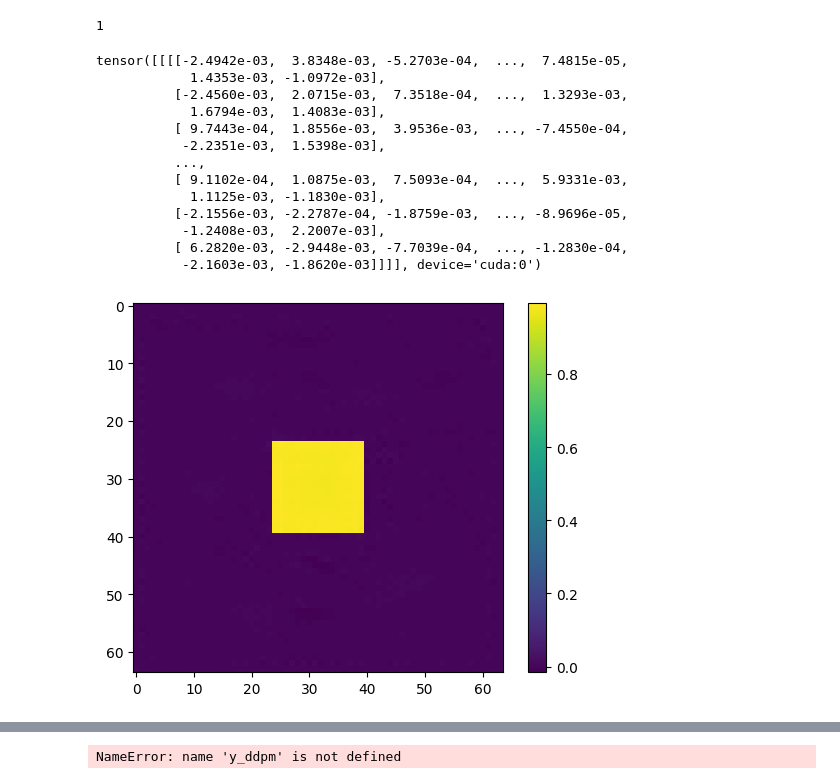
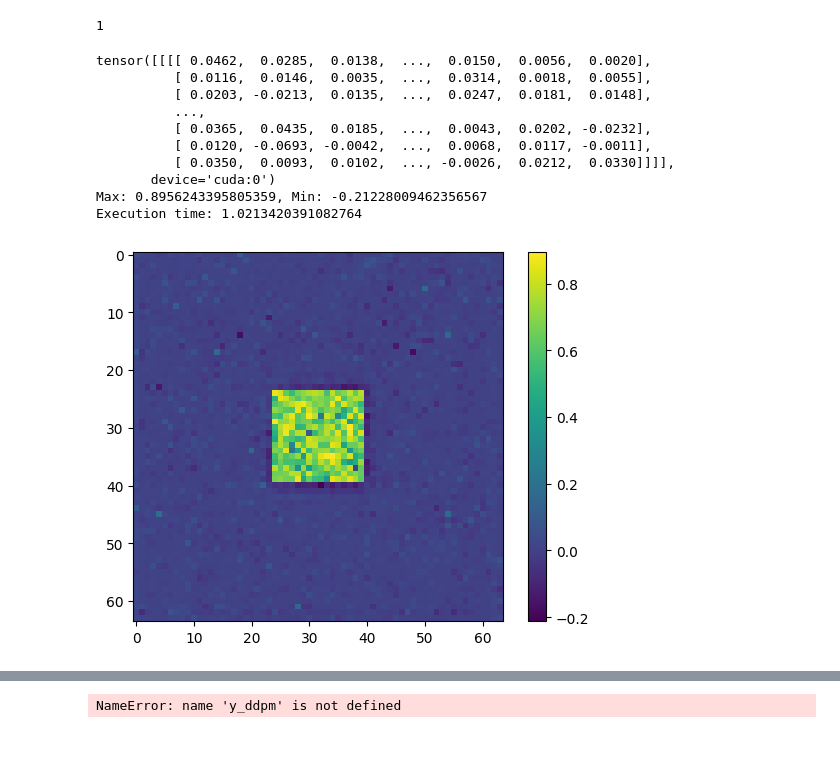
Before and after one commit to mln9d4/FeatureBridgeMapping, a Jupyter notebook: self_implemented.ipynb, the cells around one changed output, grey strips where cells are left out. Drawn from its saved outputs; the diff is of its cells as text; code cells hidden in the pictures; blank space fills up the shorter version.

Commit message:
For now what I can see DPM-Solver++ works :)

```diff
--- a/self_implemented.ipynb
+++ b/self_implemented.ipynb
@@ -703,23 +641,24 @@ diffusion.set_new_noise_schedule(phase='test')
 y_ddpm, _ = diffusion.ddpm_sampler(1)
 y_ddim, _ = diffusion.ddim_sampler(1, steps=10, eta=0.0)
 # %%
-y, _ = diffusion.ddpm_sampler(1, clip_denoised=True)
+start = time.time()
+y, _ = diffusion.dpm_solver_multi_step_sampler(1, steps=30, clip_denoised=True)
+end = time.time()
 print(y)
+print(f"Max: {torch.amax(y)}, Min: {torch.amin(y)}")
+print(f"Execution time: {end - start}")
 plt.imshow(y.cpu().numpy()[0, 0], cmap='viridis')
 plt.colorbar()
 plt.show()
 # %% [output]
-tensor([[[[-2.4942e-03,  3.8348e-03, -5.2703e-04,  ...,  7.4815e-05,
-            1.4353e-03, -1.0972e-03],
-          [-2.4560e-03,  2.0715e-03,  7.3518e-04,  ...,  1.3293e-03,
-            1.6794e-03,  1.4083e-03],
-          [ 9.7443e-04,  1.8556e-03,  3.9536e-03,  ..., -7.4550e-04,
-           -2.2351e-03,  1.5398e-03],
+tensor([[[[ 0.0462,  0.0285,  0.0138,  ...,  0.0150,  0.0056,  0.0020],
+          [ 0.0116,  0.0146,  0.0035,  ...,  0.0314,  0.0018,  0.0055],
+          [ 0.0203, -0.0213,  0.0135,  ...,  0.0247,  0.0181,  0.0148],
           ...,
-          [ 9.1102e-04,  1.0875e-03,  7.5093e-04,  ...,  5.9331e-03,
-            1.1125e-03, -1.1830e-03],
-          [-2.1556e-03, -2.2787e-04, -1.8759e-03,  ..., -8.9696e-05,
-           -1.2408e-03,  2.2007e-03],
-          [ 6.2820e-03, -2.9448e-03, -7.7039e-04,  ..., -1.2830e-04,
-           -2.1603e-03, -1.8620e-03]]]], device='cuda:0')
+          [ 0.0365,  0.0435,  0.0185,  ...,  0.0043,  0.0202, -0.0232],
+          [ 0.0120, -0.0693, -0.0042,  ...,  0.0068,  0.0117, -0.0011],
+          [ 0.0350,  0.0093,  0.0102,  ..., -0.0026,  0.0212,  0.0330]]]],
+       device='cuda:0')
+Max: 0.8956243395805359, Min: -0.21228009462356567
+Execution time: 1.0213420391082764
-[figure, old version]
+[figure, new version]
```
Also changed, not shown: parts of 4 cells of this notebook.
